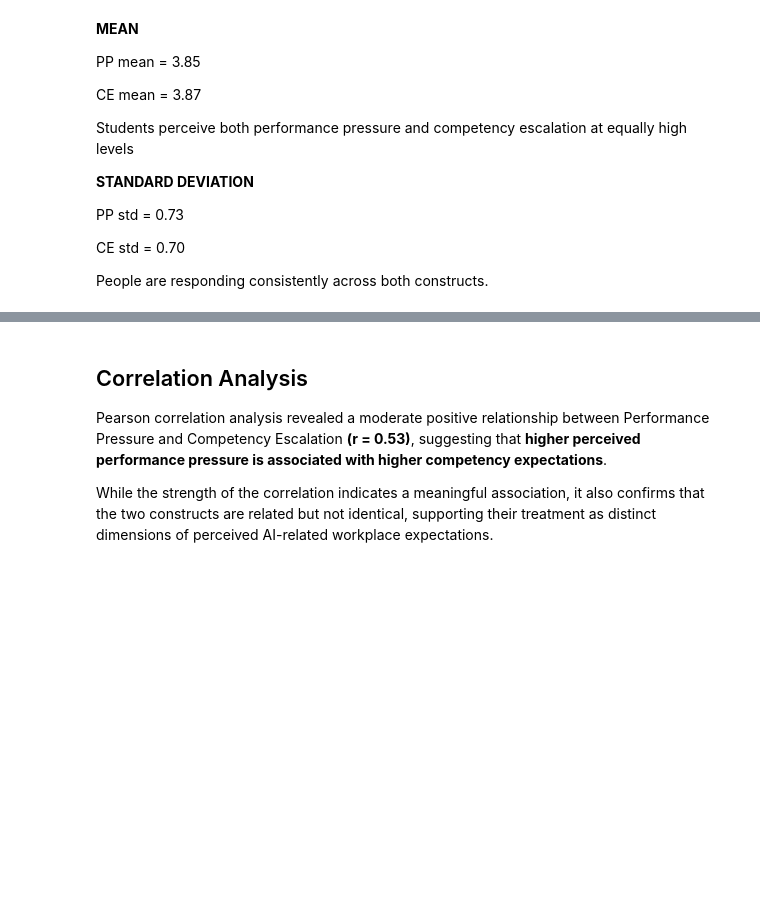
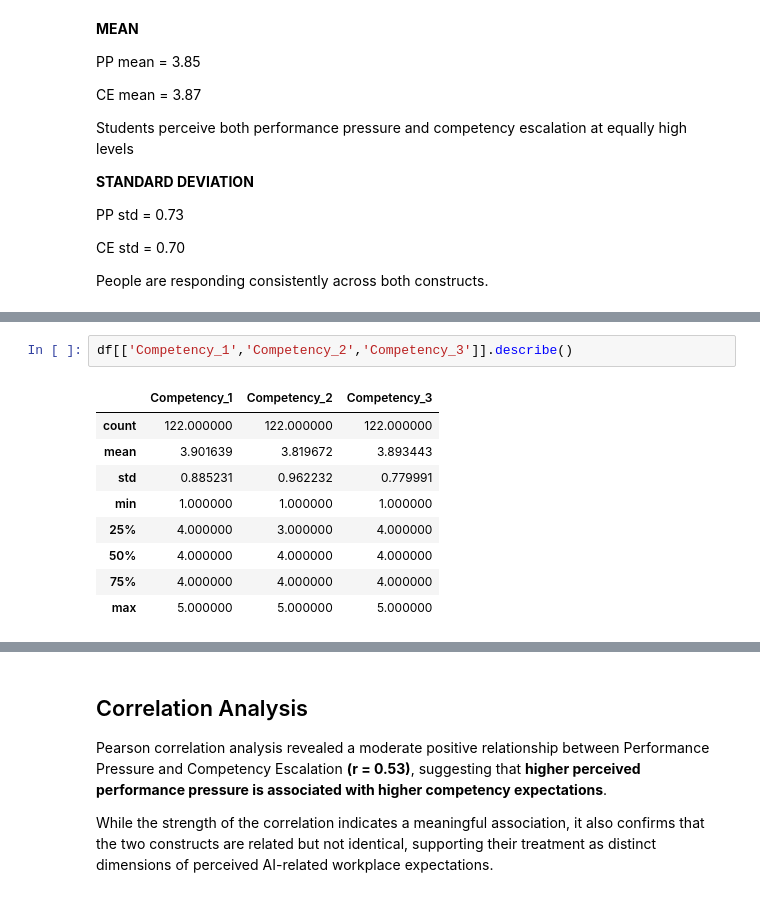
Before and after one commit to glgunderson/AI-Perceptions, a Jupyter notebook: ai_perceptions.ipynb, the cells around one changed output, grey strips where cells are left out. Cells and saved outputs as stored; diff of their text form; blank space fills up the shorter version.

```diff
--- a/ai_perceptions.ipynb
+++ b/ai_perceptions.ipynb
@@ -300,0 +331,12 @@ People are responding consistently across both constructs.
+# %%
+df[['Competency_1','Competency_2','Competency_3']].describe()
+# %% [output]
+|  | Competency_1 | Competency_2 | Competency_3 |
+| count | 122.000000 | 122.000000 | 122.000000 |
+| mean | 3.901639 | 3.819672 | 3.893443 |
+| std | 0.885231 | 0.962232 | 0.779991 |
+| min | 1.000000 | 1.000000 | 1.000000 |
+| 25% | 4.000000 | 3.000000 | 4.000000 |
+| 50% | 4.000000 | 4.000000 | 4.000000 |
+| 75% | 4.000000 | 4.000000 | 4.000000 |
+| max | 5.000000 | 5.000000 | 5.000000 |
```
Also changed, not shown: parts of 8 cells of this notebook.
